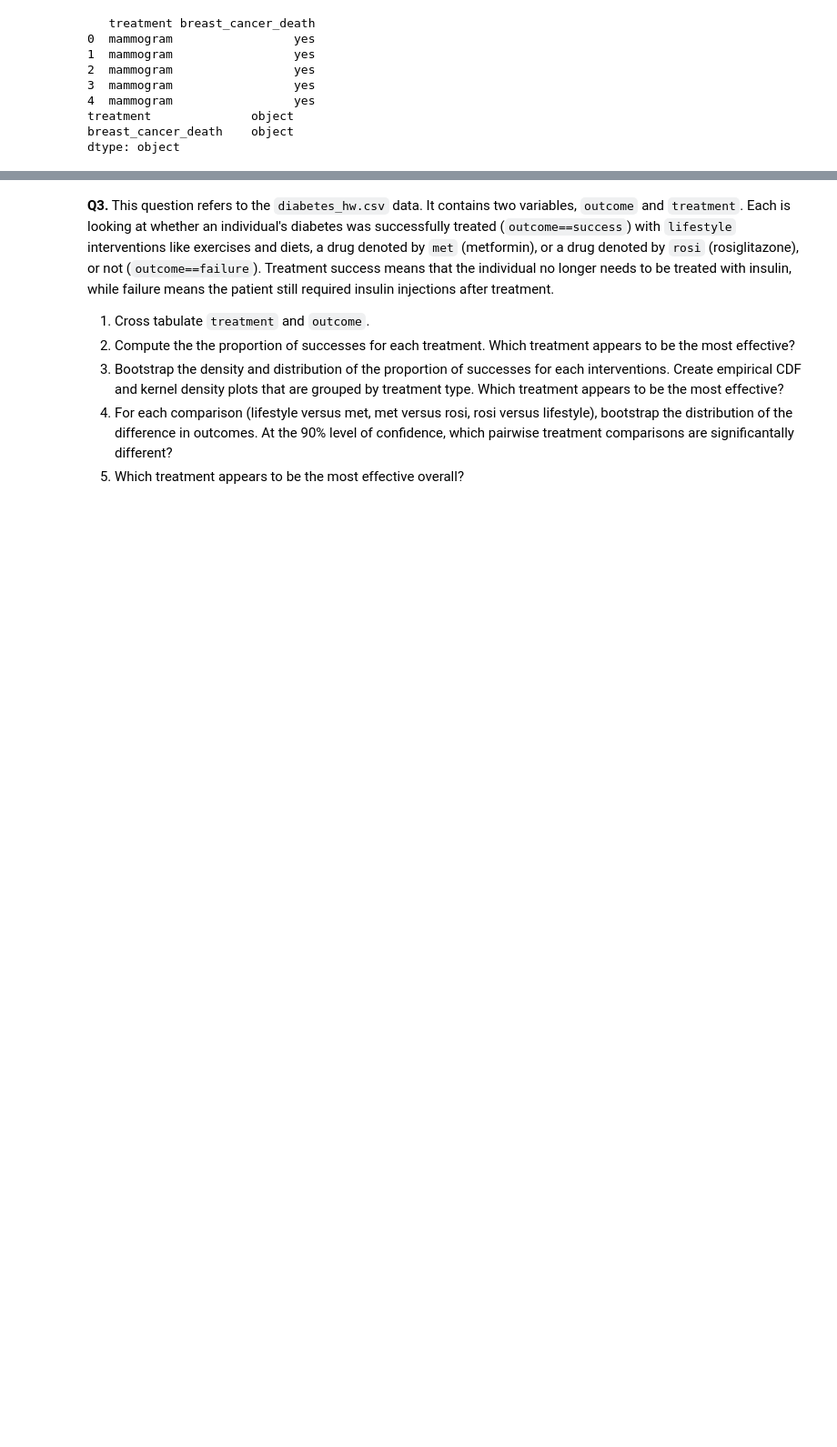
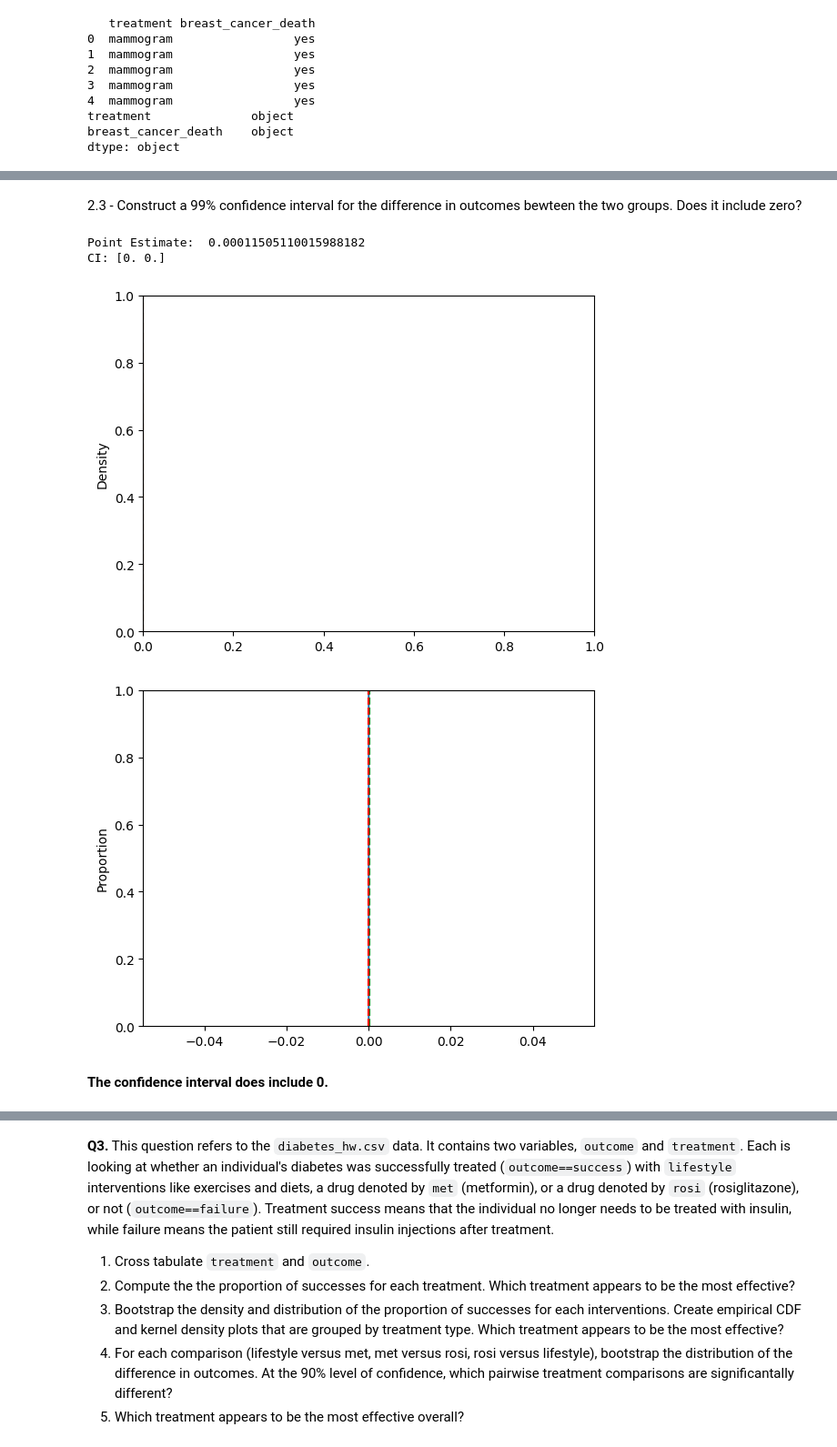
Before and after one commit to kaitlinblakeslee/the_bootstrap, a Jupyter notebook: assignment_5.ipynb, the cells around one changed output, grey strips where cells are left out. Shown at 91% size. Cells and saved outputs as stored; diff of their text form; code cells hidden in the pictures; blank space fills up the shorter version.

```diff
--- a/assignment_5.ipynb
+++ b/assignment_5.ipynb
@@ -387,0 +355,31 @@ plt.show()
+# %% [markdown]
+2.3 - Construct a 99% confidence interval for the difference in outcomes bewteen the two groups. Does it include zero?
+# %%
+#code from lecture
+
+CI = np.quantile(diff,[.01,.99]) # Compute 99% CI
+print('Point Estimate: ', diff_0)
+print( 'CI: ' + str(CI) )
+
+# Density plot of differences in rates, CI:
+ax = sns.kdeplot(diff)
+ax.axvline(x = diff_0,linestyle='dashed',color='green') # Point estimate
+ax.axvline(x = CI[0],linestyle='dashed',color='red') # Lower bound
+ax.axvline(x = CI[1],linestyle='dashed',color='red') # Upper bound
+plt.show()
+
+# ECDF of differences in rates, CI:
+ax = sns.ecdfplot(diff)
+ax.axvline(x = diff_0,linestyle='dashed',color='green') # Point estimate
+ax.axvline(x = CI[0],linestyle='dashed',color='red') # Lower bound
+ax.axvline(x = CI[1],linestyle='dashed',color='red') # Upper bound
+plt.show()
+
+#confidence interval includes 0
+# %% [output]
+Point Estimate:  0.00011505110015988182
+CI: [0. 0.]
+[figure, added]
+[figure, added]
+# %% [markdown]
+**The confidence interval does include 0.**
```
Also changed, not shown: parts of 10 cells of this notebook.
